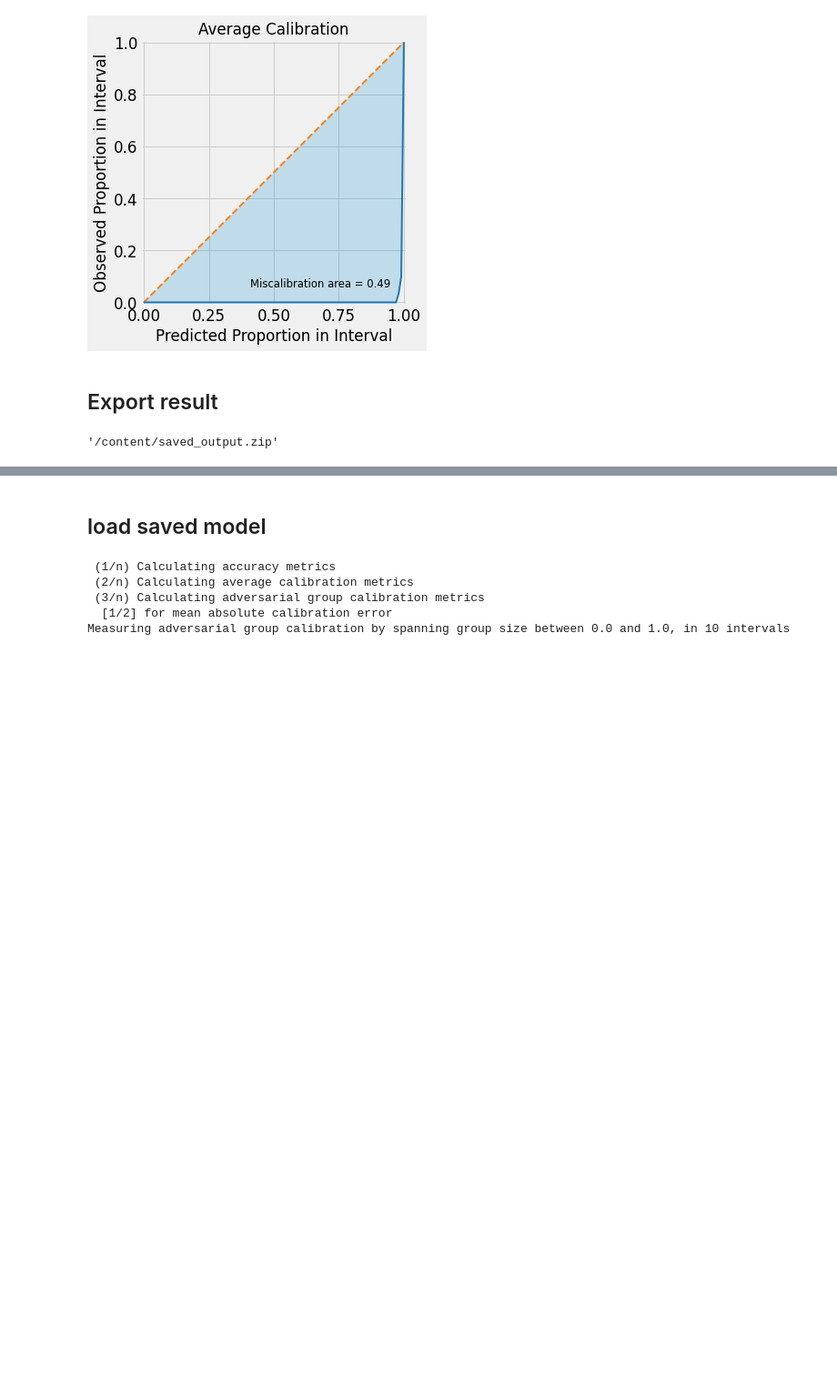
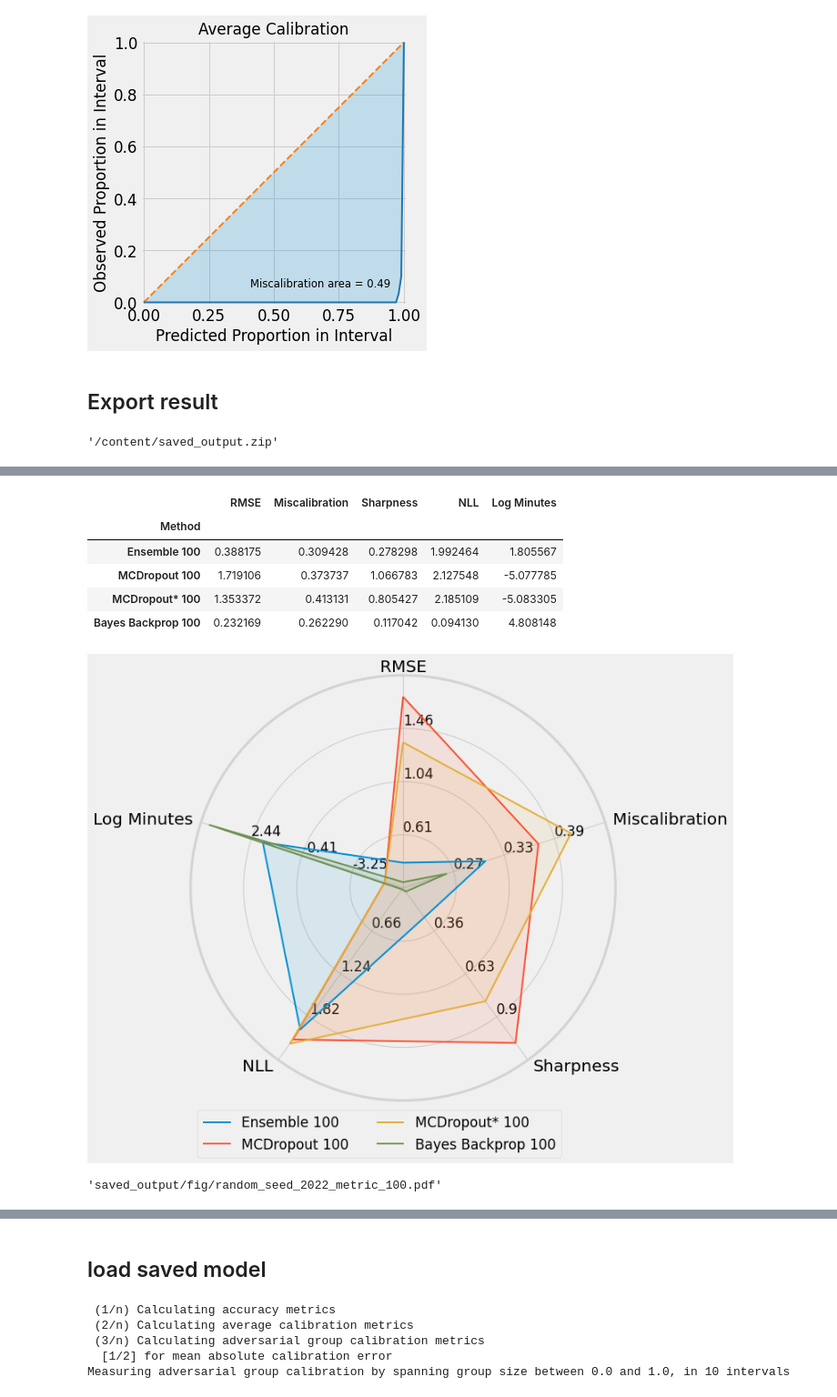
Before and after one commit to phanav/probabilistic-physics-satie, a Jupyter notebook: src/probabilistic_physics_inform_v3.ipynb, the cells around one changed output, grey strips where cells are left out. Shown at 91% size. Saved outputs shown, nothing was run; the diff lists cells and outputs as text; code cells hidden in the pictures; blank space fills up the shorter version.

Commit message:
change sample size from 10 to 20 for all and update radar plot

```diff
--- a/src/probabilistic_physics_inform_v3.ipynb
+++ b/src/probabilistic_physics_inform_v3.ipynb
@@ -938,7 +939,7 @@ def plot_target_prediction_ensemble(
 # %%
 %%time
 
-ensemble_size = 10
+ensemble_size = 20
 ensemble_model = []
 ensemble_metric = []
 
@@ -952,7 +953,7 @@ for member_id in range(ensemble_size):
             **base_loss_func_args,
             model = gradmagnorm_model,
         ),
-        epochs = 10000,
+        epochs = 2000,
         verbose = False,
     )
 
@@ -1135,7 +1136,7 @@ ensemble_mixture_result_args = {
 # %%
 ensemble_start_time = datetime.now()
 
-ensemble_size = 10
+ensemble_size = 20
 ensemble_model = []
 ensemble_metric = []
 
@@ -2473,0 +2514,13 @@ shutil.make_archive(output_dir, 'zip', 'saved_output')
+# %%
+# https://stackabuse.com/converting-strings-to-datetime-in-python/
+def duration_to_minute(duration_str):
+    # duration = datetime.strptime(duration_str, '%H:%M:%S.%f').time()
+    # total_seconds = duration.hour * 3600 + duration.minute * 60 + duration.second
+    hour, minute, second = duration_str.split(':')
+    total_seconds = int(hour) * 3600 + int(minute) * 60 + float(second)
+    return total_seconds/60
+# %%
+result_df['Minutes'] = result_df['Duration'].transform(duration_to_minute)
+# result_df.drop('Time', axis='columns', inplace=True)
+result_df['Log Minutes'] = result_df['Minutes'].apply(np.log)
+result_df
@@ -2473,0 +2709,50 @@ shutil.make_archive(output_dir, 'zip', 'saved_output')
+# %%
+selected_result_df = result_df[result_df.index.str.endswith('100')].drop('Duration;Minutes;Random Seed'.split(';'), axis='columns')
+# selected_result_df = result_df.drop('Time;Minutes'.split(';'), axis='columns')
+display(selected_result_df)
+
+min_max_per_variable = selected_result_df.describe().T[['min', 'max']]
+# min_max_per_variable['min'] = min_max_per_variable['min'].apply(lambda x: int(x))
+# min_max_per_variable['max'] = min_max_per_variable['max'].apply(lambda x: math.ceil(x))
+min_max_per_variable['min'] = min_max_per_variable['min'].apply(lambda x: x - 0.2 * abs(x))
+min_max_per_variable['max'] = min_max_per_variable['max'].apply(lambda x: x + 0.1 * abs(x))
+
+variables = selected_result_df.columns
+ranges = list(min_max_per_variable.itertuples(index=False, name=None))
+
+format_cfg = {
+    'rad_ln_args': {'visible':True},
+    'outer_ring':{'visible':True, 'color':'lightgray'},
+    'angle_ln_args':{'visible':True},
+    'rgrid_tick_lbls_args': {'fontsize':'large'},
+    'theta_tick_lbls': {'fontsize':'x-large'},
+    'theta_tick_lbls_pad':3
+}
+
+
+fig1 = plt.figure(figsize=(8, 8))
+radar = ComplexRadar(fig1, variables, ranges, n_ring_levels=4, show_scales=True, format_cfg=format_cfg)
+
+# custom_colors = ['#F67280', '#6C5B7B', '#355C7D']
+
+# for index, row in result_df[result_df.index.str.contains('100')].drop('Time;Minutes'.split(';'), axis='columns').iterrows():
+for index, row in selected_result_df.iterrows():
+    # print(row)
+    radar.plot(row.values, label=index)
+    radar.fill(row.values, alpha=0.1)
+
+# radar.set_title("Uncertainty metrics")
+# radar.use_legend(**{'loc':'lower left', 'bbox_to_anchor':(0.15, -0.15), 'ncol':radar.plot_counter})
+radar.use_legend(**{'loc':'lower left', 'bbox_to_anchor':(0, -0.15), 'ncol':2})
+plt.show()
+
+save_fig(fig1, 'metric_100.pdf')
+# %% [output]
+|  | RMSE | Miscalibration | Sharpness | NLL | Log Minutes |
+| Method |  |  |  |  |  |
+| Ensemble 100 | 0.388175 | 0.309428 | 0.278298 | 1.992464 | 1.805567 |
+| MCDropout 100 | 1.719106 | 0.373737 | 1.066783 | 2.127548 | -5.077785 |
+| MCDropout* 100 | 1.353372 | 0.413131 | 0.805427 | 2.185109 | -5.083305 |
+| Bayes Backprop 100 | 0.232169 | 0.262290 | 0.117042 | 0.094130 | 4.808148 |
+[figure, new version]
+'saved_output/fig/random_seed_2022_metric_100.pdf'
```
Also changed, not shown: parts of 25 cells of this notebook.
